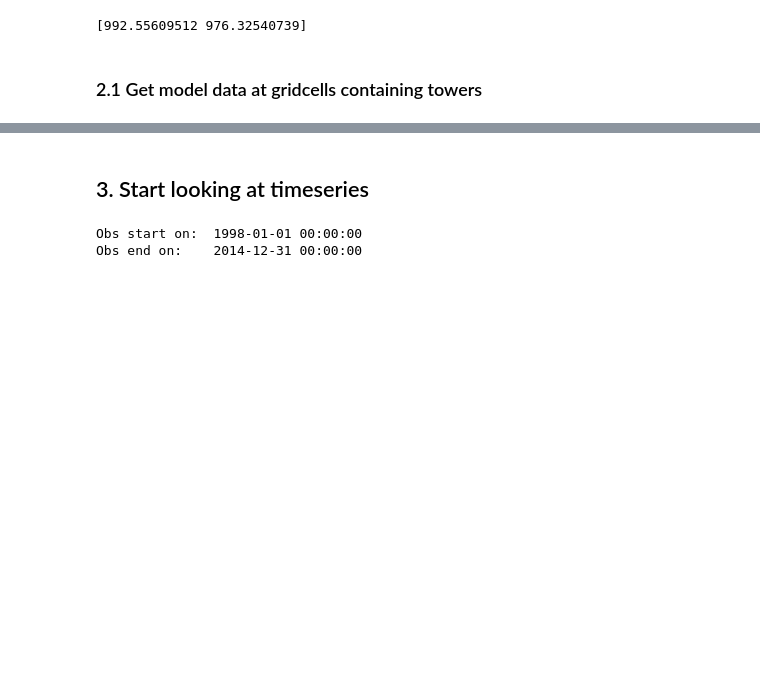
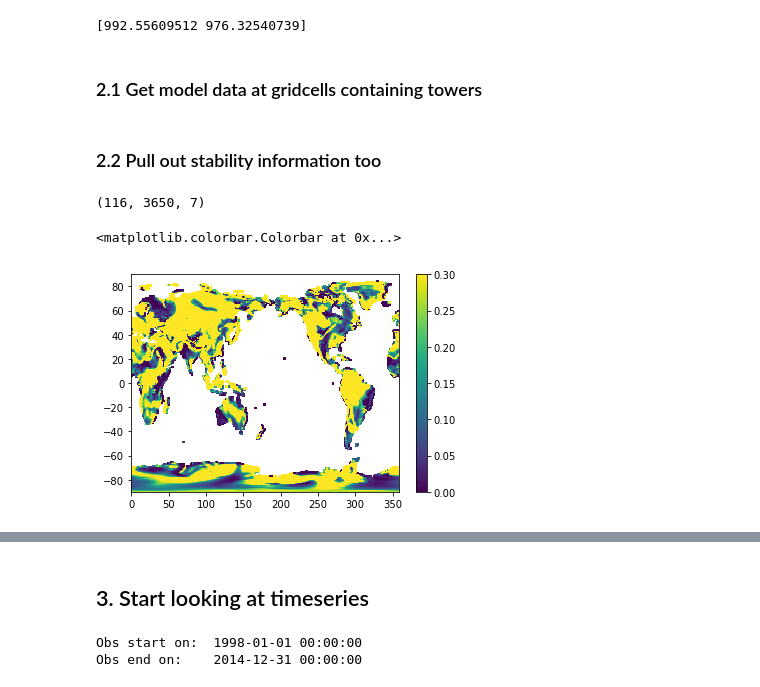
Before and after one commit to megandevlan/CLUBB_statistics, a Jupyter notebook: FLUXNET_timeseriesComparisons.ipynb, the cells around one changed output, grey strips where cells are left out. Saved outputs shown, nothing was run; the diff lists cells and outputs as text; code cells hidden in the pictures; blank space fills up the shorter version.

```diff
--- a/FLUXNET_timeseriesComparisons.ipynb
+++ b/FLUXNET_timeseriesComparisons.ipynb
@@ -334,14 +387,14 @@ Note: Created a netCDF file containing model data at gridcells that line up with
 dataPath = '/Users/mdfowler/Documents/Analysis/CLUBB_initial/data/processed_dailyCESMatFLUXNETstations.nc'
 modelDS  = xr.open_dataset(dataPath, decode_times=True)
 # %%
-# # Set up directories
-# dataDir     = '/Users/mdfowler/Documents/Analysis/CLUBB_initial/data/daily/'
-# nameStart   = 'f.e20.FHIST.f09_f09.cesm2_1.001.cam.h1.'
-# nameEnd_UV  = '_sfcLevs-dailyUV.nc'
-# nameEnd_FLX = '_dailySfcFluxes.nc'
-# nameEnd_TS  = '_TSprecip.nc'
+# Set up directories
+dataDir     = '/Users/mdfowler/Documents/Analysis/CLUBB_initial/data/daily/'
+nameStart   = 'f.e20.FHIST.f09_f09.cesm2_1.001.cam.h1.'
+nameEnd_UV  = '_sfcLevs-dailyUV.nc'
+nameEnd_FLX = '_dailySfcFluxes.nc'
+nameEnd_TS  = '_TSprecip.nc'
 
-# decadeList  = ['1990-99','2000-14']
+decadeList  = ['2000-14']
 # %%
 # # Read in data by decade
 # for iDec in range(len(decadeList)):
@@ -513,3 +569,5 @@ with open( gradFile, "rb" ) as pic:
 # # Save to netCDF
 # model_DS.to_netcdf(path='/Users/mdfowler/Documents/Analysis/CLUBB_initial/data/processed_dailyCESMatFLUXNETstations.nc',
 #                    mode='w')
+# %% [markdown]
+### 2.2 Pull out stability information too
@@ -515,0 +633,15 @@ with open( gradFile, "rb" ) as pic:
+# %%
+np.shape(model_Ri)
+# %% [output]
+(116, 3650, 7)
+# %%
+# Quick test to make sure Ri works
+yearSel='2000'
+Ri_File = dataDir+'GradientRichardsonNumber_'+yearSel+'.nc'
+ds = xr.open_dataset(Ri_File,decode_times=True)
+plt.pcolormesh(ds.lon,ds.lat, np.squeeze(ds.__xarray_dataarray_variable__.values[200,-1,:,:]),
+              vmax=0.3,vmin=0)
+plt.colorbar()
+# %% [output]
+<matplotlib.colorbar.Colorbar at 0x...>
+[figure, added]
```
Also changed, not shown: parts of 47 cells of this notebook, 3 other files.
